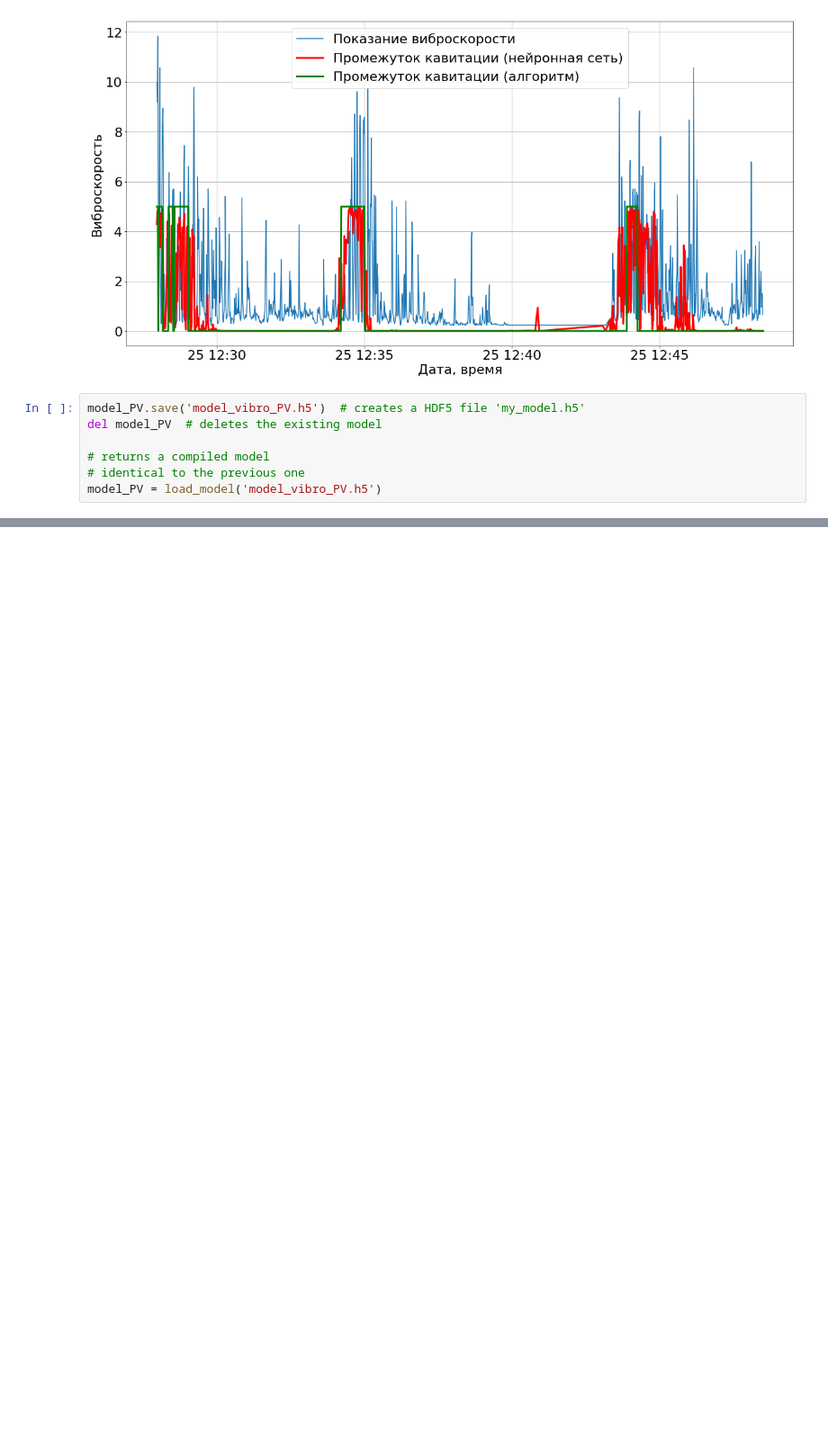
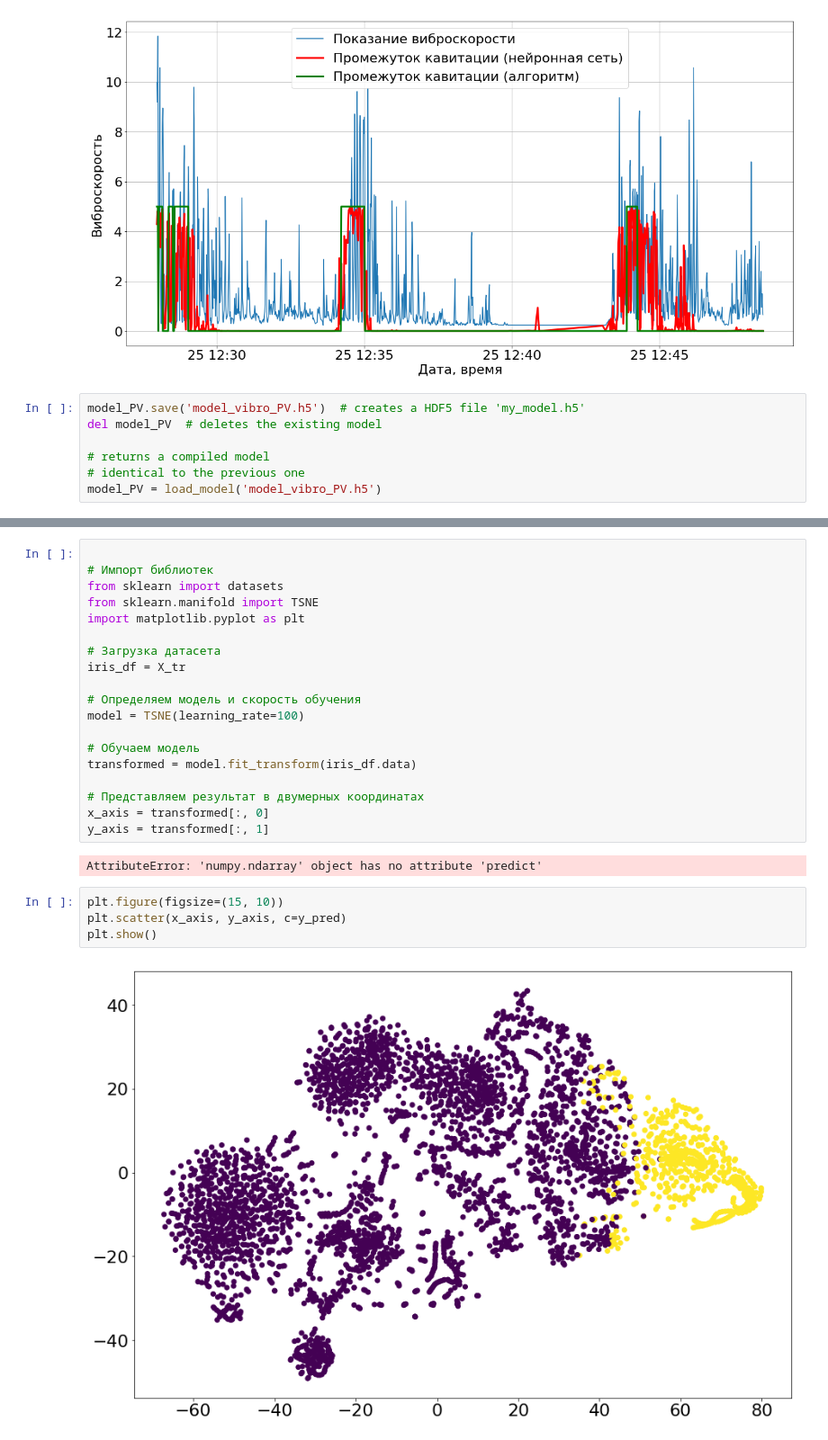
Before and after one commit to IImbryk/a_simple_neural_network, a Jupyter notebook: Keras_NN.ipynb, the cells around one changed output, grey strips where cells are left out. Shown at 90% size. Saved outputs shown, nothing was run; the diff lists cells and outputs as text; blank space fills up the shorter version.

```diff
--- a/Keras_NN.ipynb
+++ b/Keras_NN.ipynb
@@ -459,0 +501,27 @@ model_PV = load_model('model_vibro_PV.h5')
+# %%
+
+# Импорт библиотек
+from sklearn import datasets
+from sklearn.manifold import TSNE
+import matplotlib.pyplot as plt
+
+# Загрузка датасета
+iris_df = X_tr
+
+# Определяем модель и скорость обучения
+model = TSNE(learning_rate=100)
+
+# Обучаем модель
+transformed = model.fit_transform(iris_df.data)
+
+# Представляем результат в двумерных координатах
+x_axis = transformed[:, 0]
+y_axis = transformed[:, 1]
+# %% [output]
+AttributeError: 'numpy.ndarray' object has no attribute 'predict'
+# %%
+plt.figure(figsize=(15, 10))
+plt.scatter(x_axis, y_axis, c=y_pred)
+plt.show()
+# %% [output]
+[figure, added]
```
Also changed, not shown: parts of 7 cells of this notebook, 5 other files.
